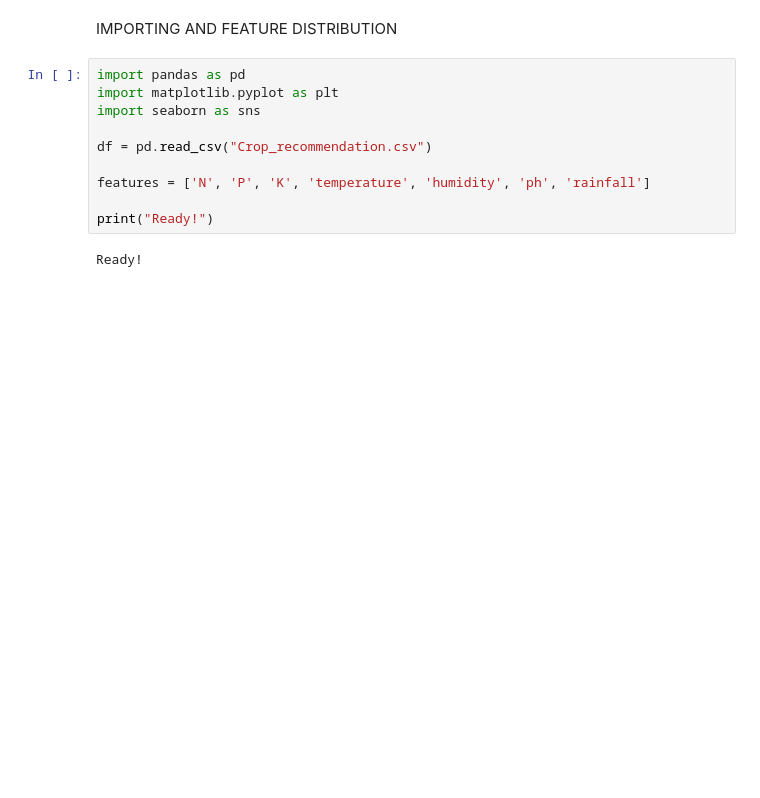
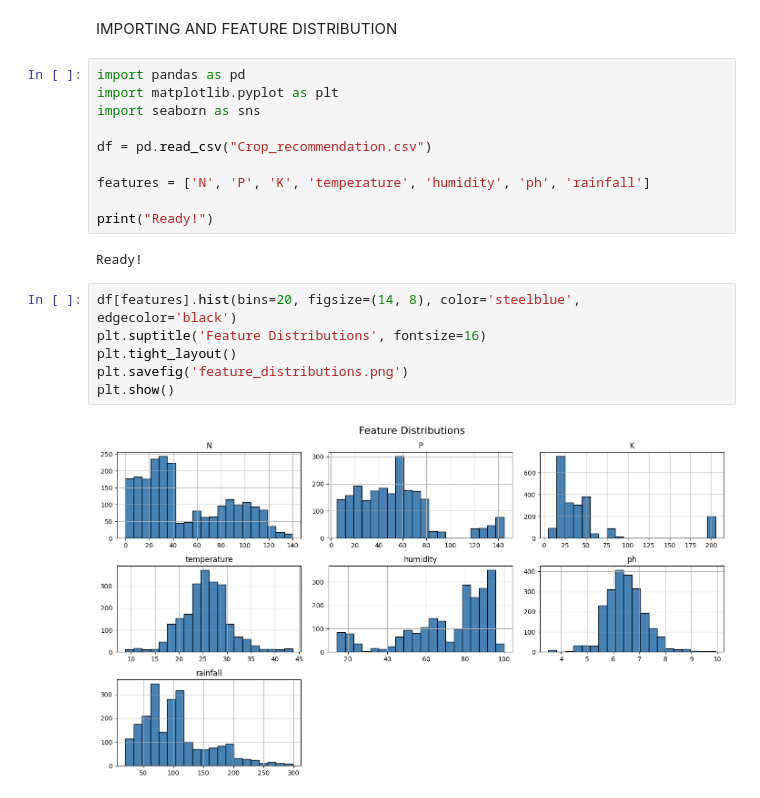
Before and after one commit to mriyazashliya03/Crop-Recommendation-System-using-ML, a Jupyter notebook: data_preprocessed.ipynb, the cells around one changed output. Saved outputs shown, nothing was run; the diff lists cells and outputs as text; blank space fills up the shorter version.

Commit message:
feature distribution code and it png generated

```diff
--- a/data_preprocessed.ipynb
+++ b/data_preprocessed.ipynb
@@ -81,3 +81,11 @@ features = ['N', 'P', 'K', 'temperature', 'humidity', 'ph', 'rainfall']
 print("Ready!")
 # %% [output]
 Ready!
+# %%
+df[features].hist(bins=20, figsize=(14, 8), color='steelblue', edgecolor='black')
+plt.suptitle('Feature Distributions', fontsize=16)
+plt.tight_layout()
+plt.savefig('feature_distributions.png')
+plt.show()
+# %% [output]
+[figure, added]
```
Also changed, not shown: 1 other file.
